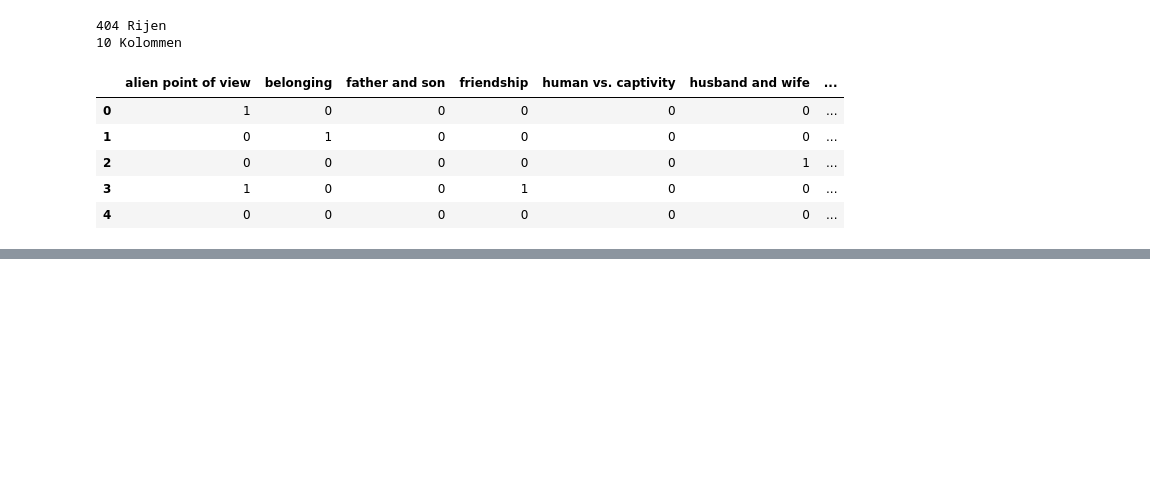
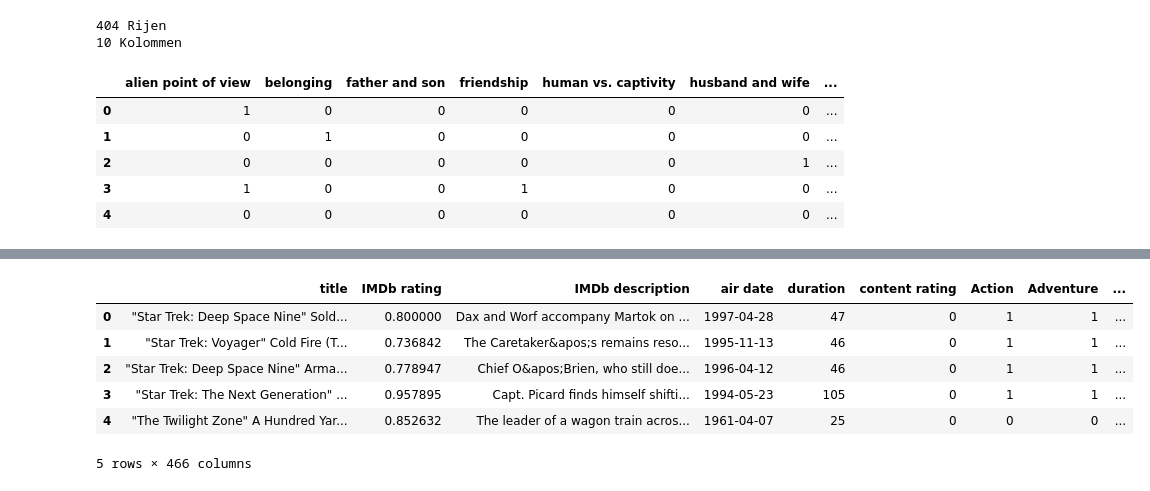
Before and after one commit to Thimomo/IMDB-category-generalization, a Jupyter notebook: Thimo.ipynb, the cells around one changed output, grey strips where cells are left out. Drawn from its saved outputs; the diff is of its cells as text; code cells hidden in the pictures; blank space fills up the shorter version.

Commit message:
Data numerization
ik heb alle data genumerized BEHALVE het vectorizeren van de discription en titel

```diff
--- a/Thimo.ipynb
+++ b/Thimo.ipynb
@@ -112,0 +143,29 @@ TypeError: object of type 'float' has no len()
+# %%
+bool_columns = ['genre', 'director', 'stars', 'writer']
+
+for column in bool_columns:
+    train_sets[0][column] = train_sets[0][column].str.replace('[', '', regex=False).str.replace(']', '', regex=False).str.replace("'", '', regex=False)
+    train_sets[0][column] = train_sets[0][column].apply(lambda x: [item.strip() for item in x.split(',')])
+
+    new_columns = {}
+
+    for i, row in train_sets[0].iterrows():
+        for item in row[column]:
+            new_column = item.strip()
+            if new_column not in new_columns:
+                new_columns[new_column] = [0] * len(train_sets[0])
+            new_columns[new_column][i] = 1
+
+    train_sets[0] = pd.concat([train_sets[0], pd.DataFrame(new_columns)], axis=1)
+
+    train_sets[0] = train_sets[0].drop(columns=[column], axis=1)
+# %%
+train_sets[0].head()
+# %% [output]
+|  | title | IMDb rating | IMDb description | air date | duration | content rating | Action | Adventure | ... |
+| 0 | "Star Trek: Deep Space Nine" Sold... | 0.800000 | Dax and Worf accompany Martok on ... | 1997-04-28 | 47 | 0 | 1 | 1 | ... |
+| 1 | "Star Trek: Voyager" Cold Fire (T... | 0.736842 | The Caretaker&apos;s remains reso... | 1995-11-13 | 46 | 0 | 1 | 1 | ... |
+| 2 | "Star Trek: Deep Space Nine" Arma... | 0.778947 | Chief O&apos;Brien, who still doe... | 1996-04-12 | 46 | 0 | 1 | 1 | ... |
+| 3 | "Star Trek: The Next Generation" ... | 0.957895 | Capt. Picard finds himself shifti... | 1994-05-23 | 105 | 0 | 1 | 1 | ... |
+| 4 | "The Twilight Zone" A Hundred Yar... | 0.852632 | The leader of a wagon train acros... | 1961-04-07 | 25 | 0 | 0 | 0 | ... |
+5 rows × 466 columns
```
Also changed, not shown: parts of 9 cells of this notebook, 2 other files.
